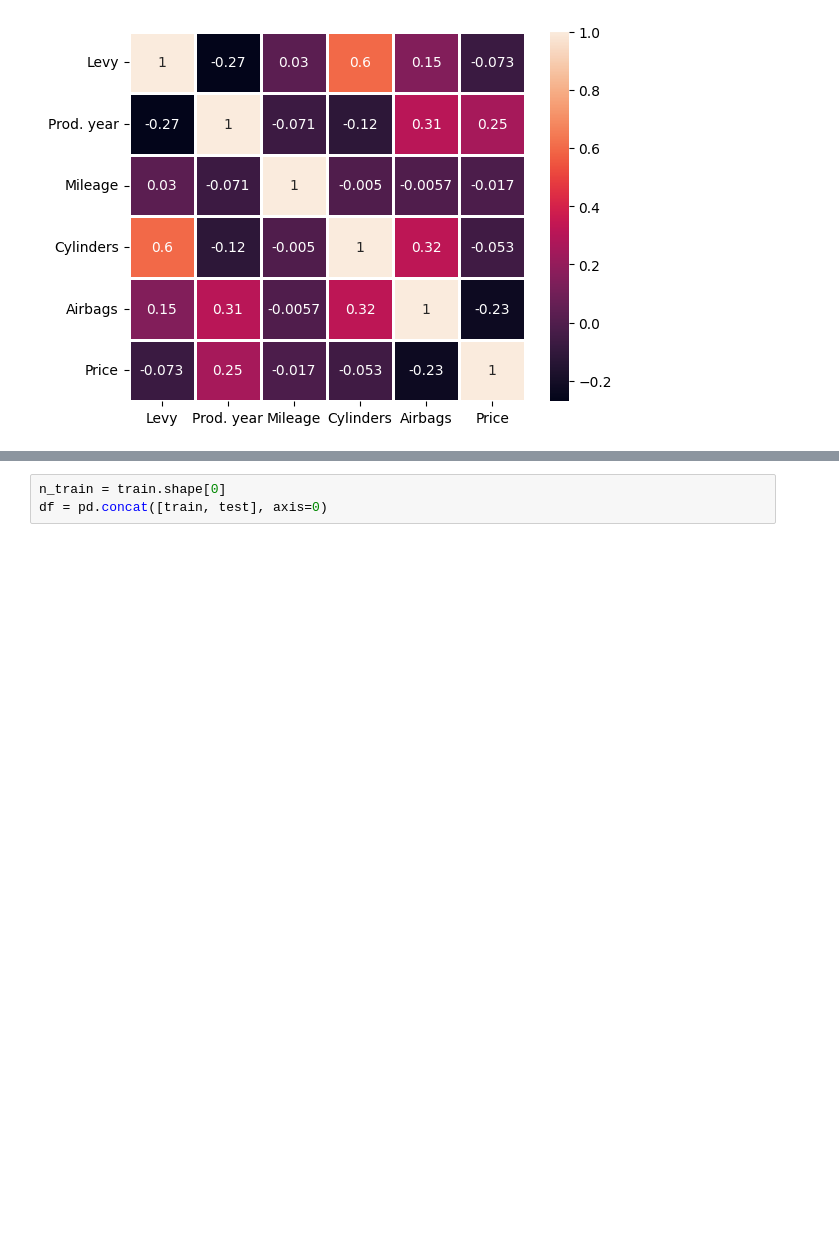
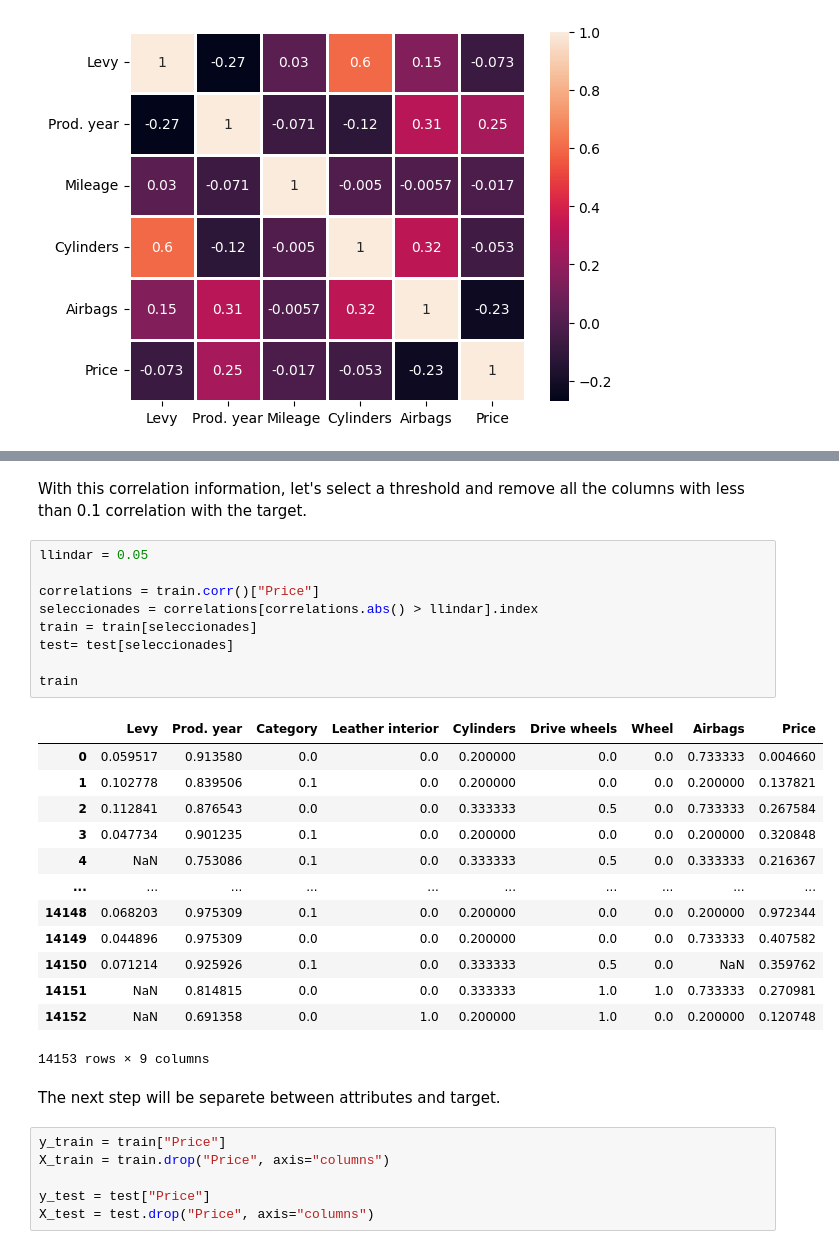
Before and after one commit to luismz14/Kaggle, a Jupyter notebook: kaggle.ipynb, the cells around one changed output, grey strips where cells are left out. Cells and saved outputs as stored; diff of their text form; blank space fills up the shorter version.

```diff
--- a/kaggle.ipynb
+++ b/kaggle.ipynb
@@ -291,3 +345,33 @@ The next step is encode and normalize the categoric atributes, the correct way t
-# %%
-n_train = train.shape[0]
-df = pd.concat([train, test], axis=0)
+# %% [markdown]
+With this correlation information, let's select a threshold and remove all the columns with less than 0.1 correlation with the target.
+# %%
+llindar = 0.05
+
+correlations = train.corr()["Price"]
+seleccionades = correlations[correlations.abs() > llindar].index
+train = train[seleccionades]
+test= test[seleccionades]
+
+train
+# %% [output]
+|  | Levy | Prod. year | Category | Leather interior | Cylinders | Drive wheels | Wheel | Airbags | Price |
+| 0 | 0.059517 | 0.913580 | 0.0 | 0.0 | 0.200000 | 0.0 | 0.0 | 0.733333 | 0.004660 |
+| 1 | 0.102778 | 0.839506 | 0.1 | 0.0 | 0.200000 | 0.0 | 0.0 | 0.200000 | 0.137821 |
+| 2 | 0.112841 | 0.876543 | 0.0 | 0.0 | 0.333333 | 0.5 | 0.0 | 0.733333 | 0.267584 |
+| 3 | 0.047734 | 0.901235 | 0.1 | 0.0 | 0.200000 | 0.0 | 0.0 | 0.200000 | 0.320848 |
+| 4 | NaN | 0.753086 | 0.1 | 0.0 | 0.333333 | 0.5 | 0.0 | 0.333333 | 0.216367 |
+| ... | ... | ... | ... | ... | ... | ... | ... | ... | ... |
+| 14148 | 0.068203 | 0.975309 | 0.1 | 0.0 | 0.200000 | 0.0 | 0.0 | 0.200000 | 0.972344 |
+| 14149 | 0.044896 | 0.975309 | 0.0 | 0.0 | 0.200000 | 0.0 | 0.0 | 0.733333 | 0.407582 |
+| 14150 | 0.071214 | 0.925926 | 0.1 | 0.0 | 0.333333 | 0.5 | 0.0 | NaN | 0.359762 |
+| 14151 | NaN | 0.814815 | 0.0 | 0.0 | 0.333333 | 1.0 | 1.0 | 0.733333 | 0.270981 |
+| 14152 | NaN | 0.691358 | 0.0 | 1.0 | 0.200000 | 1.0 | 0.0 | 0.200000 | 0.120748 |
+14153 rows × 9 columns
+# %% [markdown]
+The next step will be separete between attributes and target.
+# %%
+y_train = train["Price"]
+X_train = train.drop("Price", axis="columns")
+
+y_test = test["Price"]
+X_test = test.drop("Price", axis="columns")
```
Also changed, not shown: parts of 17 cells of this notebook.
